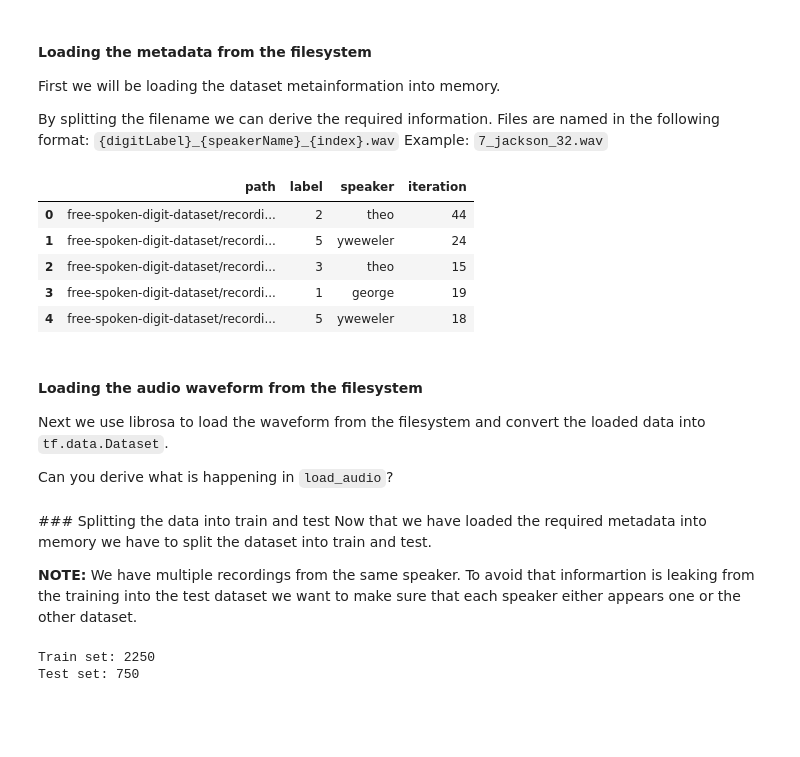
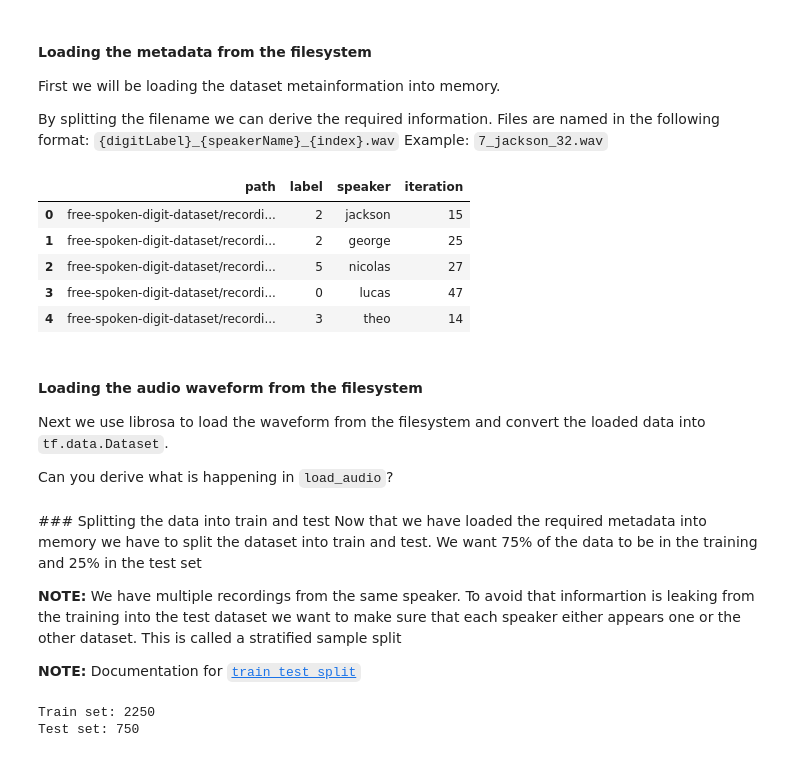
Before and after one commit to AdvancedNLP/audio_mnist, a Jupyter notebook: audio_mnist_tcn.ipynb, the cells around one changed output. Drawn from its saved outputs; the diff is of its cells as text; code cells hidden in the pictures; blank space fills up the shorter version.

```diff
--- a/audio_mnist_tcn.ipynb
+++ b/audio_mnist_tcn.ipynb
@@ -48,7 +42,7 @@ First we will be loading the dataset metainformation into memory.
 By splitting the filename we can derive the required information.
 Files are named in the following format: `{digitLabel}_{speakerName}_{index}.wav` Example: `7_jackson_32.wav`
 # %%
-def load_dataset(root_dir='free-spoken-digit-dataset'):
+def load_metadata(root_dir='free-spoken-digit-dataset'):
     recordings_path = Path(root_dir) / 'recordings'
     data = []
     for path in recordings_path.glob('*.wav'):
@@ -57,16 +51,16 @@ def load_dataset(root_dir='free-spoken-digit-dataset'):
     df = pd.DataFrame(data, columns=['path', 'label', 'speaker', 'iteration'])
     df.label = df.label.apply(int)
     return df
-# %%
-dataset = load_dataset()
-dataset.head()
-# %% [output]
-|  | path | label | speaker | iteration |
-| 0 | free-spoken-digit-dataset/recordi... | 2 | theo | 44 |
-| 1 | free-spoken-digit-dataset/recordi... | 5 | yweweler | 24 |
-| 2 | free-spoken-digit-dataset/recordi... | 3 | theo | 15 |
-| 3 | free-spoken-digit-dataset/recordi... | 1 | george | 19 |
-| 4 | free-spoken-digit-dataset/recordi... | 5 | yweweler | 18 |
+# %%
+metadata = load_metadata()
+metadata.head()
+# %% [output]
+|  | path | label | speaker | iteration |
+| 0 | free-spoken-digit-dataset/recordi... | 2 | jackson | 15 |
+| 1 | free-spoken-digit-dataset/recordi... | 2 | george | 25 |
+| 2 | free-spoken-digit-dataset/recordi... | 5 | nicolas | 27 |
+| 3 | free-spoken-digit-dataset/recordi... | 0 | lucas | 47 |
+| 4 | free-spoken-digit-dataset/recordi... | 3 | theo | 14 |
 # %%
 SAMPLING_RATE=16_000
 MAX_DURATION_S=0.5
@@ -89,8 +94,10 @@ def build_tf_dataset(dataset):
 # %% [markdown]
 ### Splitting the data into train and test
-Now that we have loaded the required metadata into memory we have to split the dataset into train and test.
+Now that we have loaded the required metadata into memory we have to split the dataset into train and test. We want 75% of the data to be in the training and 25% in the test set
 
-**NOTE:** We have multiple recordings from the same speaker. To avoid that informartion is leaking from the training into the test dataset we want to make sure that each speaker either appears one or the other dataset.
+**NOTE:** We have multiple recordings from the same speaker. To avoid that informartion is leaking from the training into the test dataset we want to make sure that each speaker either appears one or the other dataset. This is called a stratified sample split
+
+**NOTE:** Documentation for [`train_test_split`](https://scikit-learn.org/stable/modules/generated/sklearn.model_selection.train_test_split.html)
 # %%
 ##########################
 ## YOUR CODE HERE START ##
```
Also changed, not shown: parts of 9 cells of this notebook.
